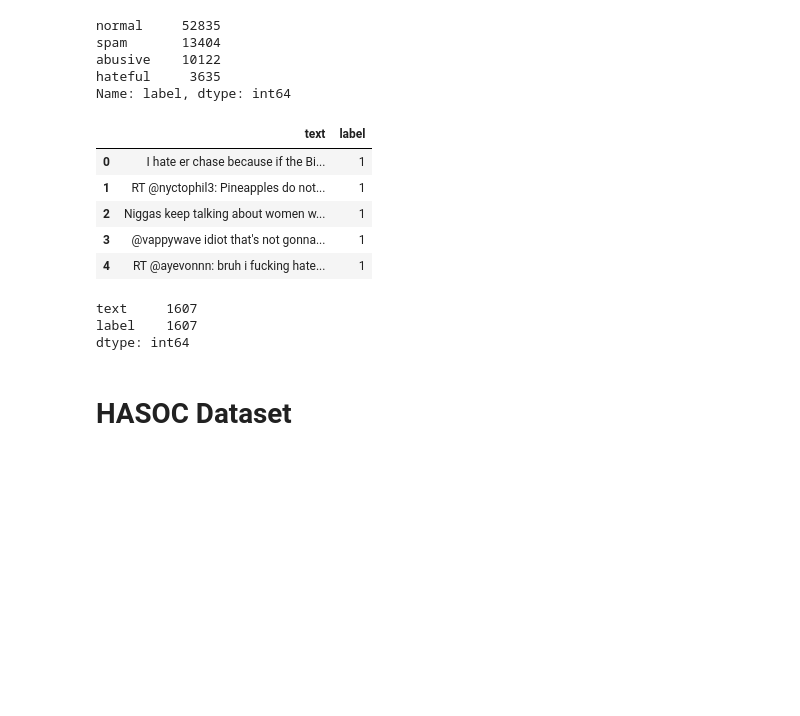
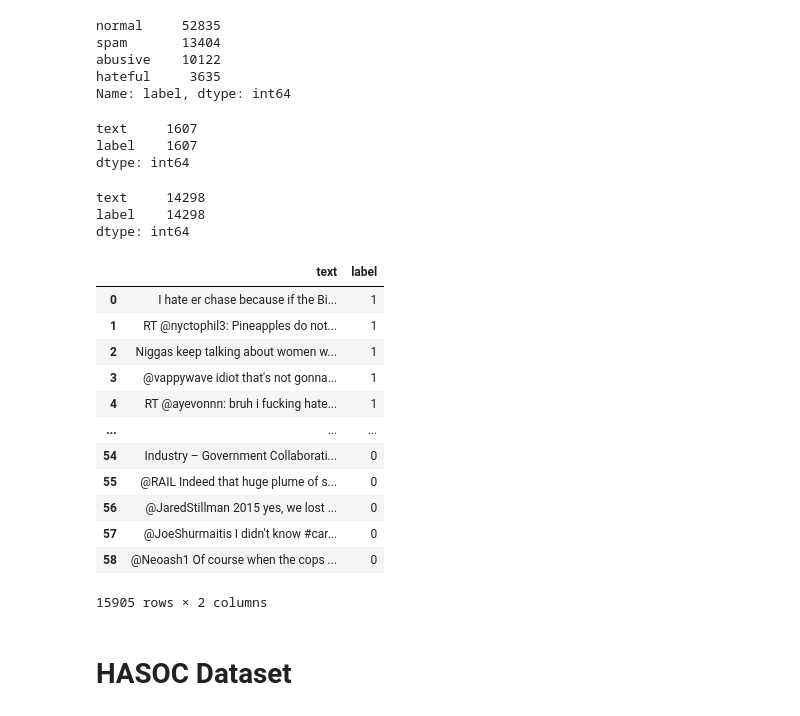
Before and after one commit to XiaohanSun01/Hate_Speech_Detection, a Jupyter notebook: Data_Collection.ipynb, the cells around one changed output. Saved outputs shown, nothing was run; the diff lists cells and outputs as text; code cells hidden in the pictures; blank space fills up the shorter version.

```diff
--- a/Data_Collection.ipynb
+++ b/Data_Collection.ipynb
@@ -156,22 +192,45 @@ data = r.json()
 # %%
 df_hateful = df_3[df_3['label']=='hateful']
 hate_ids = group_list(list(df_hateful.id))
+# %%
+df_normal = df_3[df_3['label']=='normal']
+normal_ids = group_list(list(df_normal.id))
 # %%
 df_hate = tweets_request(hate_ids)
+# %%
+df_normal = tweets_request(normal_ids)
 # %%
 df_hate['label'] = 1
-df_3 = df_hate[['text', 'label']]
-df_3.head()
+df_3_hate = df_hate[['text', 'label']]
+df_3_hate.count()
 # %% [output]
-|  | text | label |
-| 0 | I hate er chase because if the Bi... | 1 |
-| 1 | RT @nyctophil3: Pineapples do not... | 1 |
-| 2 | Niggas keep talking about women w... | 1 |
-| 3 | @vappywave idiot that's not gonna... | 1 |
-| 4 | RT @ayevonnn: bruh i fucking hate... | 1 |
+text     1607
+label    1607
+dtype: int64
-# %%
-df_3.count()
-# %% [output]
-text     1607
-label    1607
-dtype: int64
+# %%
+df_normal['label'] = 0
+df_3_normal = df_normal[['text', 'label']]
+df_3_normal.count()
+# %% [output]
+text     14298
+label    14298
+dtype: int64
+# %%
+frames = [df_3_hate, df_3_normal]
+
+result = pd.concat(frames)
+display(result)
+# %% [output]
+|  | text | label |
+| 0 | I hate er chase because if the Bi... | 1 |
+| 1 | RT @nyctophil3: Pineapples do not... | 1 |
+| 2 | Niggas keep talking about women w... | 1 |
+| 3 | @vappywave idiot that's not gonna... | 1 |
+| 4 | RT @ayevonnn: bruh i fucking hate... | 1 |
+| ... | ... | ... |
+| 54 | Industry – Government Collaborati... | 0 |
+| 55 | @RAIL Indeed that huge plume of s... | 0 |
+| 56 | @JaredStillman 2015 yes, we lost ... | 0 |
+| 57 | @JoeShurmaitis I didn't know #car... | 0 |
+| 58 | @Neoash1 Of course when the cops ... | 0 |
+15905 rows × 2 columns
```
Also changed, not shown: parts of 26 cells of this notebook, 17 other files.
